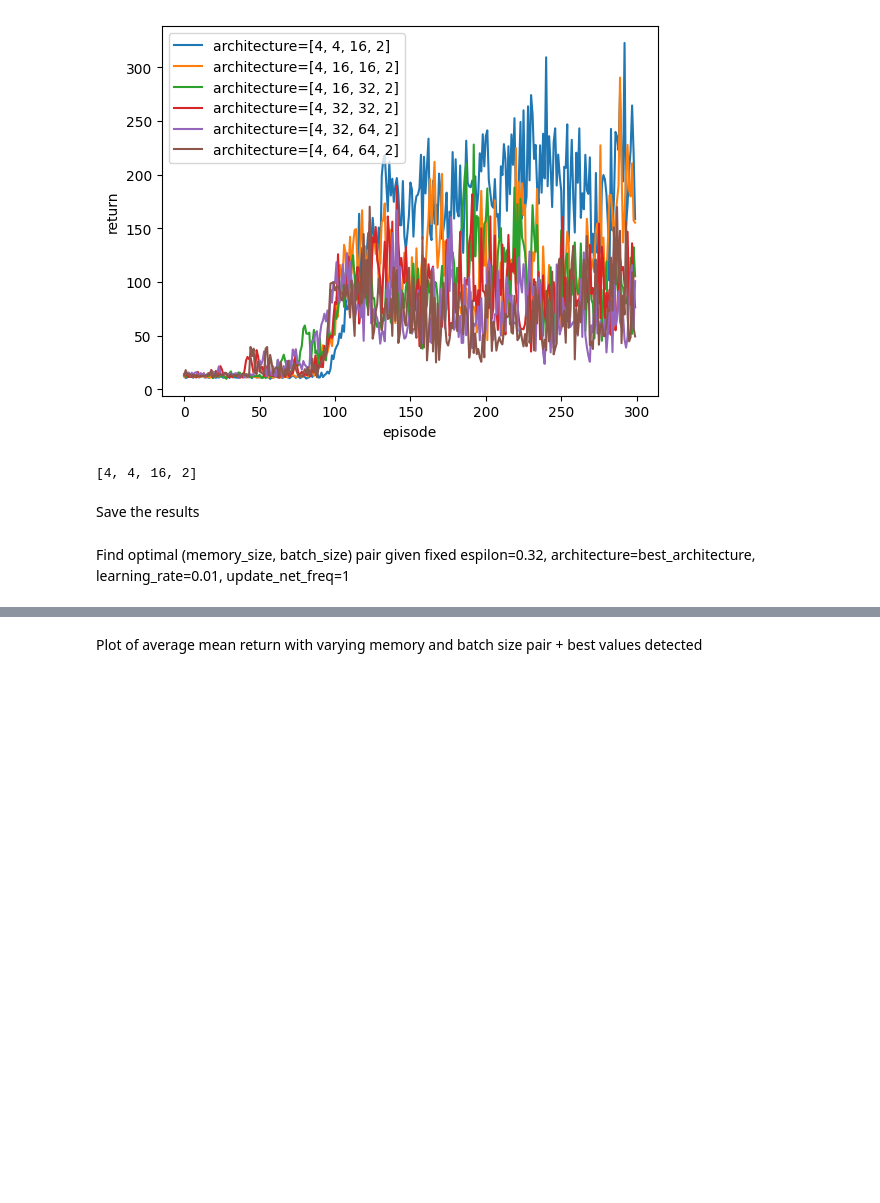
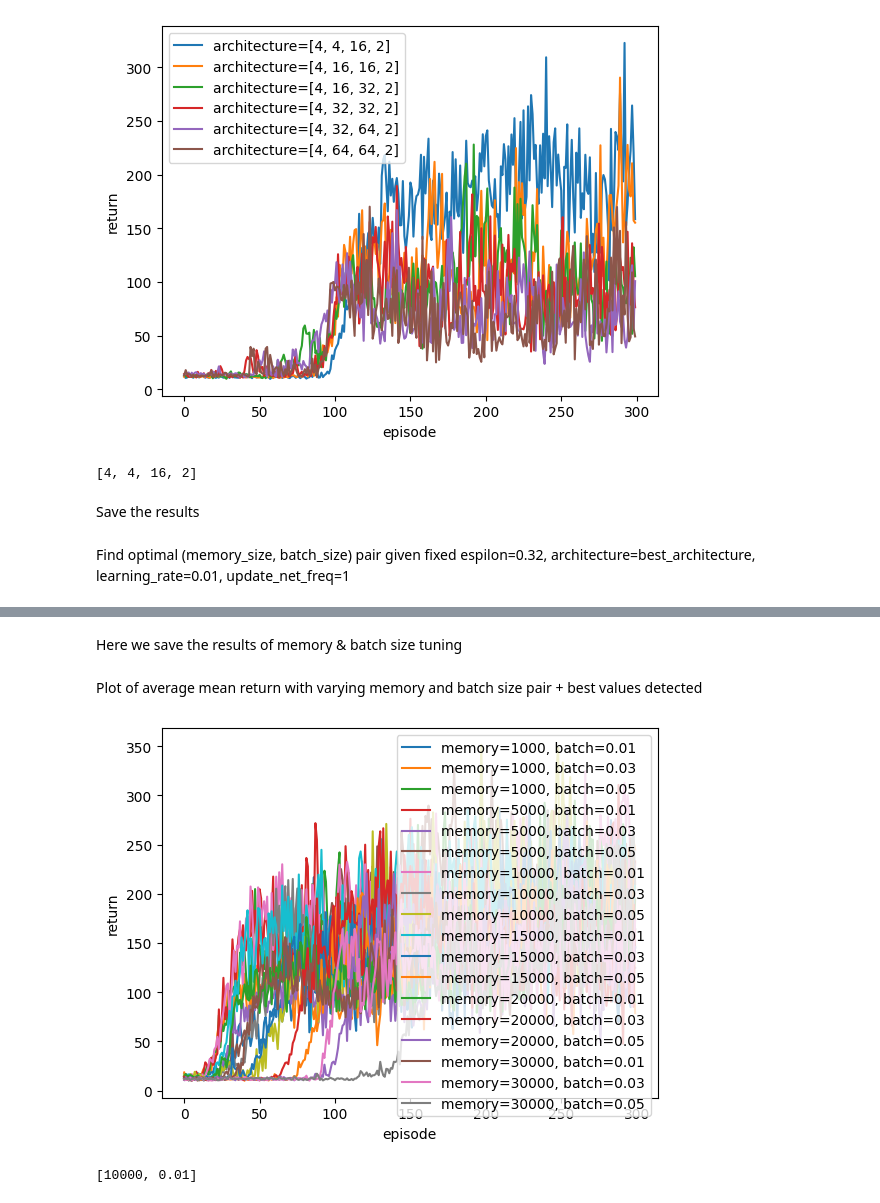
Before and after one commit to mitsides06/DQN-Hyperparameter-Tuning, a Jupyter notebook: coursework2.ipynb, the cells around one changed output, grey strips where cells are left out. Cells and saved outputs as stored; diff of their text form; code cells hidden in the pictures; blank space fills up the shorter version.

Commit message:
memory and batch size tuning done

```diff
--- a/coursework2.ipynb
+++ b/coursework2.ipynb
@@ -159,5 +169,5 @@ memory_batch_size_results = []
 
 for idx, memory_size in enumerate(memory_sizes):
     for i in range(3):
-        batch_size = batch_sizes[idx][i]
+        batch_size = int(batch_sizes[idx][i] * memory_size)
         memory_batch_size_results.append(test_model(episodes_num=300, runs_num=10, architecture=best_architecture, learning_rate=0.01, memory_size=memory_size, batch_size=batch_size, epsilon=0.35, update_net_freq=1))
@@ -163,0 +193,2 @@ for idx, memory_size in enumerate(memory_sizes):
+# %% [markdown]
+Here we save the results of memory & batch size tuning
@@ -166,19 +206,26 @@ Plot of average mean return with varying memory and batch size pair + best value
 # %%
 legends = []
 max_val = -float("inf")
 best_memory_batch_size_results = None
 best_memory_batch_size = None
+best_memory_batch_size_results = None
 for idx, experiment in enumerate(memory_batch_size_results):
     results = torch.tensor(experiment)
     means = results.float().mean(0)
     if torch.mean(means[200:]) > max_val:
         best_memory_batch_size_results = experiment
-        best_memory_batch_size = [memory_sizes[idx // 3], batch_sizes[idx % 3]]
-    legend = f"memory={memory_sizes[idx // 3]}, batch={batch_sizes[idx % 3]}"
+        max_val = torch.mean(means[200:])
+        best_memory_batch_size_results = experiment
+        best_memory_batch_size = [memory_sizes[idx // 3], batch_sizes[idx // 3][idx % 3]]
+    legend = f"memory={memory_sizes[idx // 3]}, batch={batch_sizes[idx // 3][idx % 3]}"
     legends.append(legend)
     plt.plot(torch.arange(300), means)
 
 plt.legend(legends)
 plt.ylabel("return")
 plt.xlabel("episode")
 plt.show()
+best_memory_batch_size
+# %% [output]
+[figure, added]
+[10000, 0.01]
```
Also changed, not shown: parts of 7 cells of this notebook, 1 other file.
